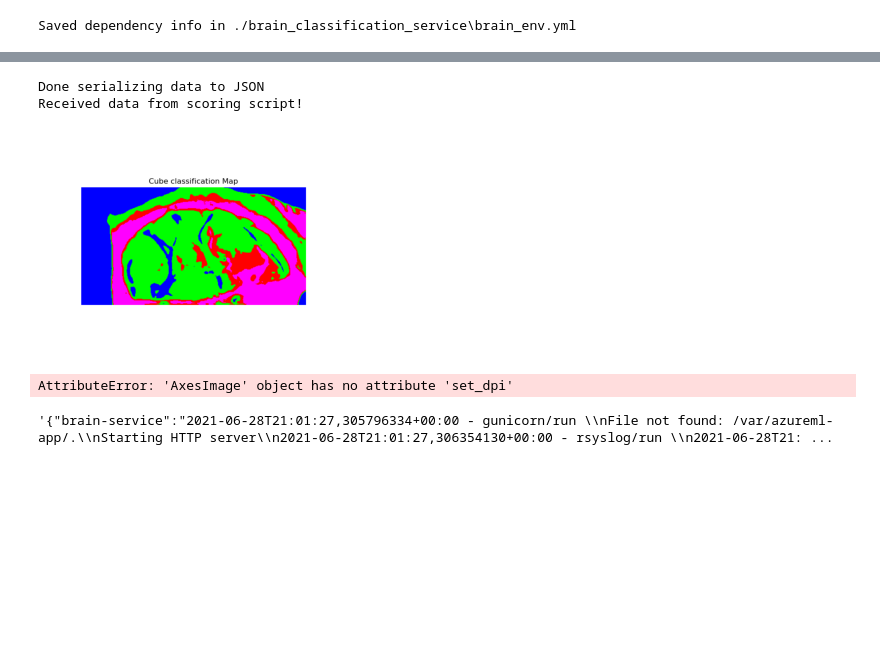
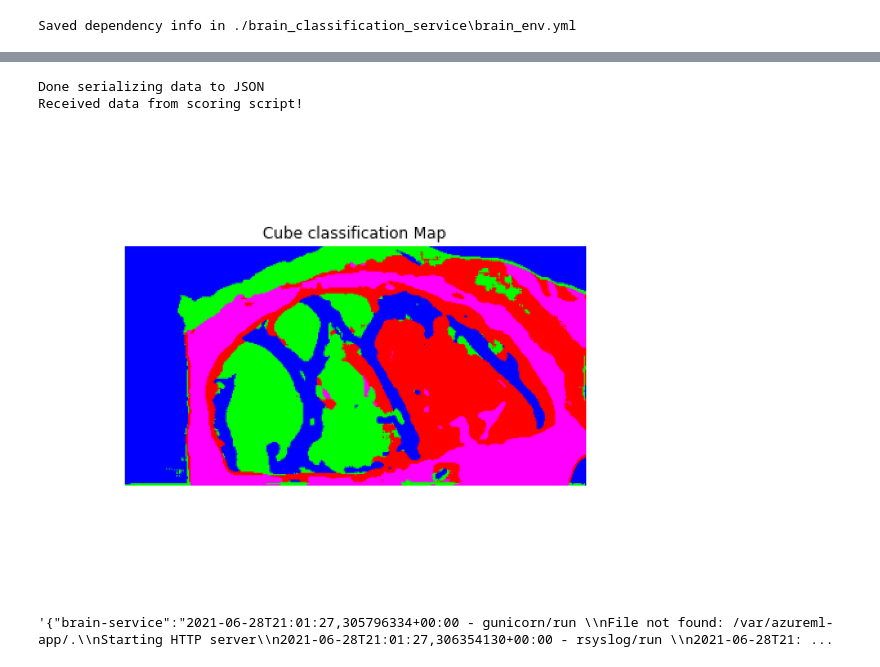
Before and after one commit to AlbertoMartinPerez/CNN_HSI_AzureML, a Jupyter notebook: 6_azure_deploy_use_model.ipynb, the cells around one changed output, grey strips where cells are left out. Drawn from its saved outputs; the diff is of its cells as text; code cells hidden in the pictures; blank space fills up the shorter version.

```diff
--- a/6_azure_deploy_use_model.ipynb
+++ b/6_azure_deploy_use_model.ipynb
@@ -24,17 +23,17 @@ Ready to use Azure ML 1.31.0 to work with ws_Machine_Learning
 #* THE WORKSPACE
 #*
 # Print all models in the workspace
-for model in Model.list(ws):
-    print(model.name, 'version:', model.version)
-    for tag_name in model.tags:
-        tag = model.tags[tag_name]
-        print ('\t',tag_name, ':', tag)
-    for prop_name in model.properties:
-        prop = model.properties[prop_name]
-        print ('\t',prop_name, ':', prop)
-    print('\n')
+# for model in Model.list(ws):
+#     print(model.name, 'version:', model.version)
+#     for tag_name in model.tags:
+#         tag = model.tags[tag_name]
+#         print ('\t',tag_name, ':', tag)
+#     for prop_name in model.properties:
+#         prop = model.properties[prop_name]
+#         print ('\t',prop_name, ':', prop)
+#     print('\n')
 
 # Get the model to deploy
-model = ws.models['Conv2DNet']
+model = ws.models['Conv2DNet_ID0033C02']
 print('Loaded ', model.name, 'model version', model.version)
 # %% [output]
@@ -144,8 +124,6 @@ AKSENDPOINT service creation operation finished, operation "Succeeded"
 Healthy
 # %%
 # Packages to connect to the container and send requests
-import requests
-import urllib.request
 import json
 from json import JSONEncoder
 
@@ -154,7 +132,6 @@ from json import JSONEncoder
 from PIL import Image
 import numpy as np
 import os
-import io
 import matplotlib.pyplot as plt
 
 #*##########################
@@ -174,20 +151,22 @@ class NumpyArrayEncoder(JSONEncoder):
 #* END NumpyArrayEncoder class
 #*#############################
 
-
-def readimage(path):
-
-    count = os.stat(path).st_size / 2
-    with open(path, "rb") as f:
-        return bytearray(f.read())
-
 #*###############
 #* DATA LOADING
 #*
+
+# Patient ID
+patient_id = 'ID0035C02'
+white_ref_id = 'ID0035CW02'
+black_ref_id = 'ID0035CD07'
+
+# Path directory with the tif images
+path_tif = './NEMESIS_images/tif/'
+
 # Tif images path
-brainImage = './NEMESIS_images/tif/ID0035C02.tif'
-whiteImage = './NEMESIS_images/tif/ID0035CW02.tif'
-blackImage = './NEMESIS_images/tif/ID0035CD07.tif'
+brainImage = path_tif + patient_id + '.tif'
+whiteImage = path_tif + white_ref_id + '.tif'
+blackImage = path_tif + black_ref_id + '.tif'
 
 # Load tif images
 raw_image = np.array(Image.open(brainImage))
@@ -205,43 +184,38 @@ batch_size = 16
 
 # Python dictionary to serialize as a JSON object
 data = {
     "raw_image": raw_image,
     "white_ref": white_ref,
     "black_ref": black_ref,
     "patch_size": patch_size,
-    "batch_size": batch_size
+    "batch_size": batch_size,
+    "patient_id": patient_id
 }
 
 # Serializing Python dictionary as json object using the NumpyArrayEncoder class
 # to properly serialize ndarrays.
 body = json.dumps(data, cls=NumpyArrayEncoder)
 print("Done serializing data to JSON")
 
 response = service.run(input_data = body)
 print("Received data from scoring script!")
 
 dictionary = json.loads(response)
 
 classification_map = np.asarray(dictionary['classification_map'])
 
-
+fig = plt.figure(frameon=False, tight_layout=True, dpi=120)
 plt.imshow(classification_map)
 plt.axis("off")   # turns off axes
 plt.axis("tight")  # gets rid of white border
 plt.axis("image")  # square up the image instead of filling the "figure" space
+plt.subplots_adjust(0,0,1,1,0,0)
 plt.savefig("classificationMap.png", bbox_inches='tight')
 plt.show()
 # %% [output]
 Done serializing data to JSON
 Received data from scoring script!
-[figure, old version]
+[figure, new version]
-# %%
-fig = plt.imshow(classification_map)
-plt.axis("off")   # turns off axes
-fig.set_dpi(70.0)
-plt.show()
-# %% [output]
-AttributeError: 'AxesImage' object has no attribute 'set_dpi'
 # %%
 service.get_logs()
 # %% [output]
```
Also changed, not shown: parts of 3 cells of this notebook.
